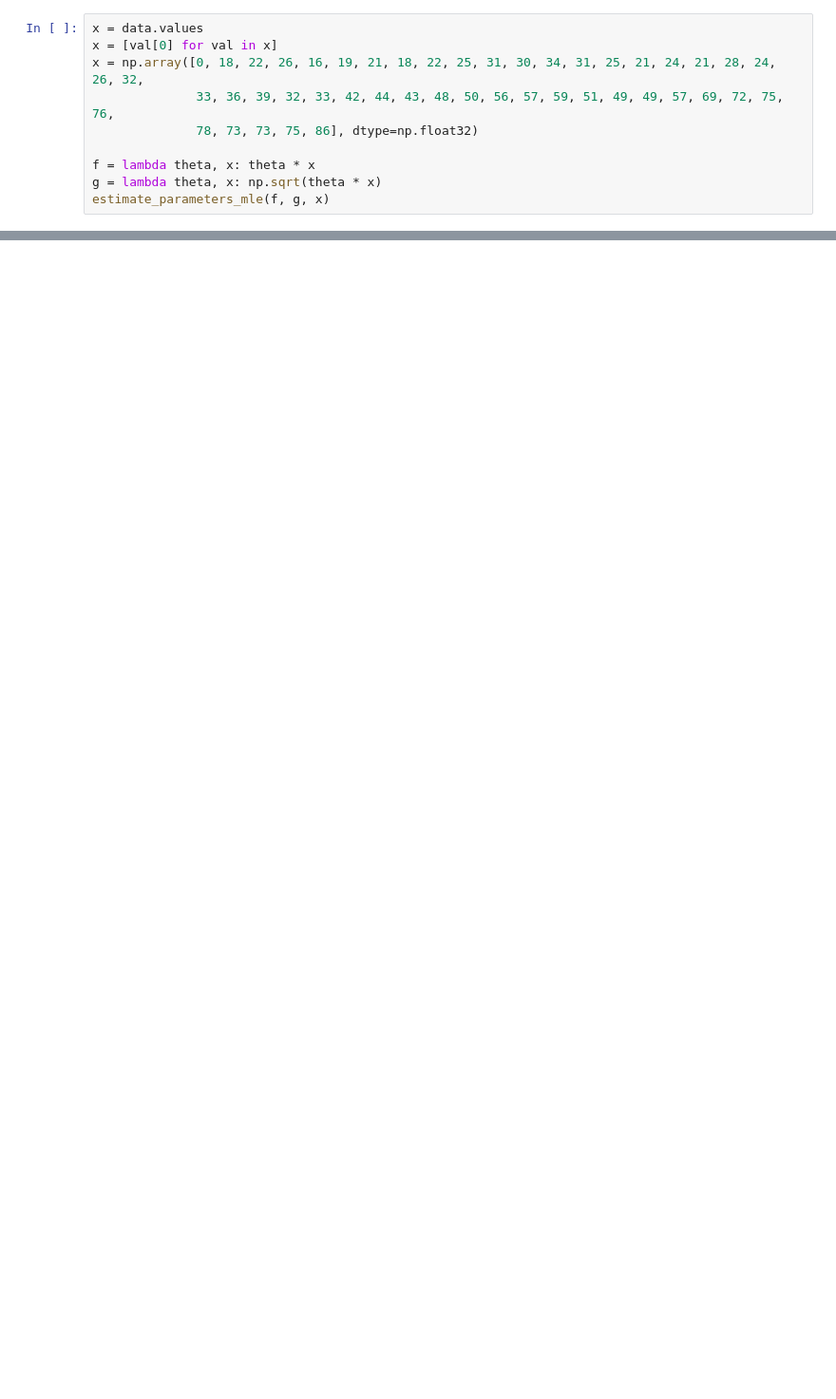
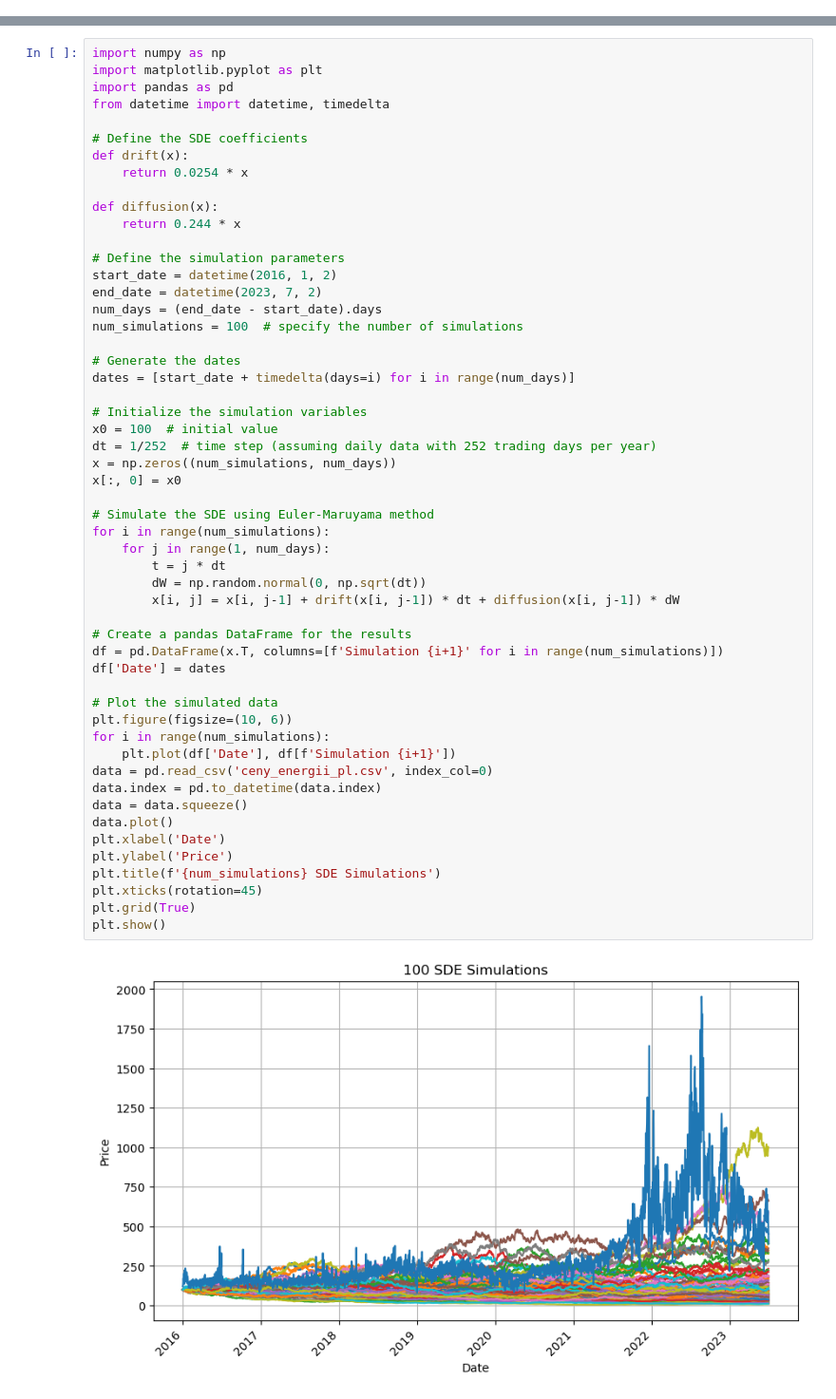
Before and after one commit to sadzikweronika/numerical_sdes, a Jupyter notebook: projekt.ipynb, the cells around one changed output, grey strips where cells are left out. Shown at 95% size. Saved outputs shown, nothing was run; the diff lists cells and outputs as text; blank space fills up the shorter version.

```diff
--- a/projekt.ipynb
+++ b/projekt.ipynb
@@ -47,10 +33,0 @@ def estimate_parameters_mle(f, g, x):
-# %%
-x = data.values
-x = [val[0] for val in x]
-x = np.array([0, 18, 22, 26, 16, 19, 21, 18, 22, 25, 31, 30, 34, 31, 25, 21, 24, 21, 28, 24, 26, 32,
-              33, 36, 39, 32, 33, 42, 44, 43, 48, 50, 56, 57, 59, 51, 49, 49, 57, 69, 72, 75, 76,
-              78, 73, 73, 75, 86], dtype=np.float32)
-
-f = lambda theta, x: theta * x
-g = lambda theta, x: np.sqrt(theta * x)
-estimate_parameters_mle(f, g, x)
@@ -57 +61,56 @@ estimate_parameters_mle(f, g, x)
+# %%
+import numpy as np
+import matplotlib.pyplot as plt
+import pandas as pd
+from datetime import datetime, timedelta
+
+# Define the SDE coefficients
+def drift(x):
+    return 0.0254 * x
+
+def diffusion(x):
+    return 0.244 * x
+
+# Define the simulation parameters
+start_date = datetime(2016, 1, 2)
+end_date = datetime(2023, 7, 2)
+num_days = (end_date - start_date).days
+num_simulations = 100  # specify the number of simulations
+
+# Generate the dates
+dates = [start_date + timedelta(days=i) for i in range(num_days)]
+
+# Initialize the simulation variables
+x0 = 100  # initial value
+dt = 1/252  # time step (assuming daily data with 252 trading days per year)
+x = np.zeros((num_simulations, num_days))
+x[:, 0] = x0
+
+# Simulate the SDE using Euler-Maruyama method
+for i in range(num_simulations):
+    for j in range(1, num_days):
+        t = j * dt
+        dW = np.random.normal(0, np.sqrt(dt))
+        x[i, j] = x[i, j-1] + drift(x[i, j-1]) * dt + diffusion(x[i, j-1]) * dW
+
+# Create a pandas DataFrame for the results
+df = pd.DataFrame(x.T, columns=[f'Simulation {i+1}' for i in range(num_simulations)])
+df['Date'] = dates
+
+# Plot the simulated data
+plt.figure(figsize=(10, 6))
+for i in range(num_simulations):
+    plt.plot(df['Date'], df[f'Simulation {i+1}'])
+data = pd.read_csv('ceny_energii_pl.csv', index_col=0)
+data.index = pd.to_datetime(data.index)
+data = data.squeeze()
+data.plot()
+plt.xlabel('Date')
+plt.ylabel('Price')
+plt.title(f'{num_simulations} SDE Simulations')
+plt.xticks(rotation=45)
+plt.grid(True)
+plt.show()
+# %% [output]
+[figure, added]
 # %% [markdown]
```
Also changed, not shown: parts of 24 cells of this notebook.
